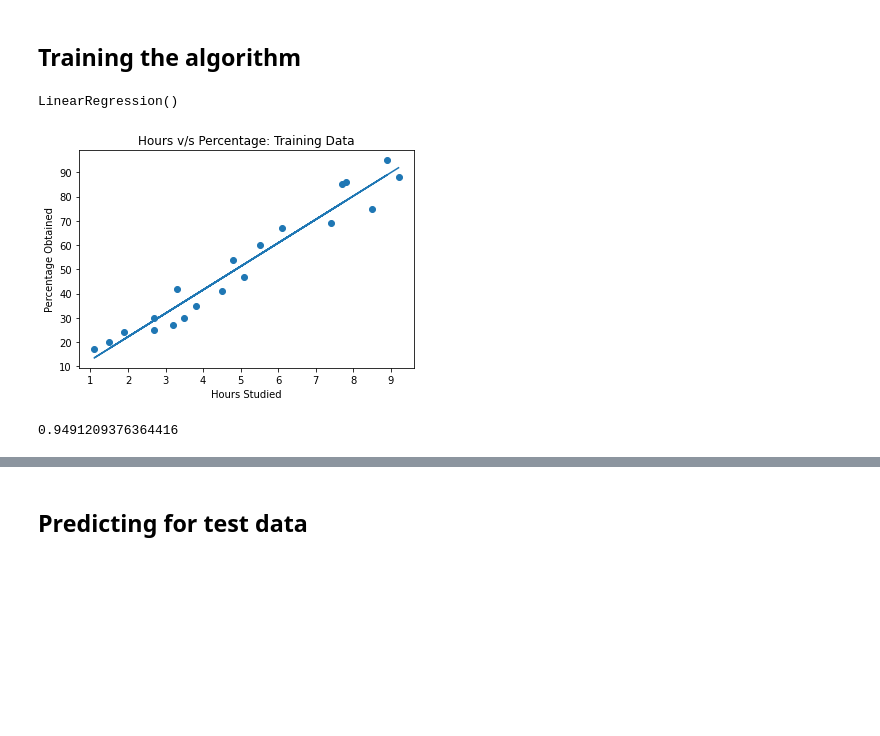
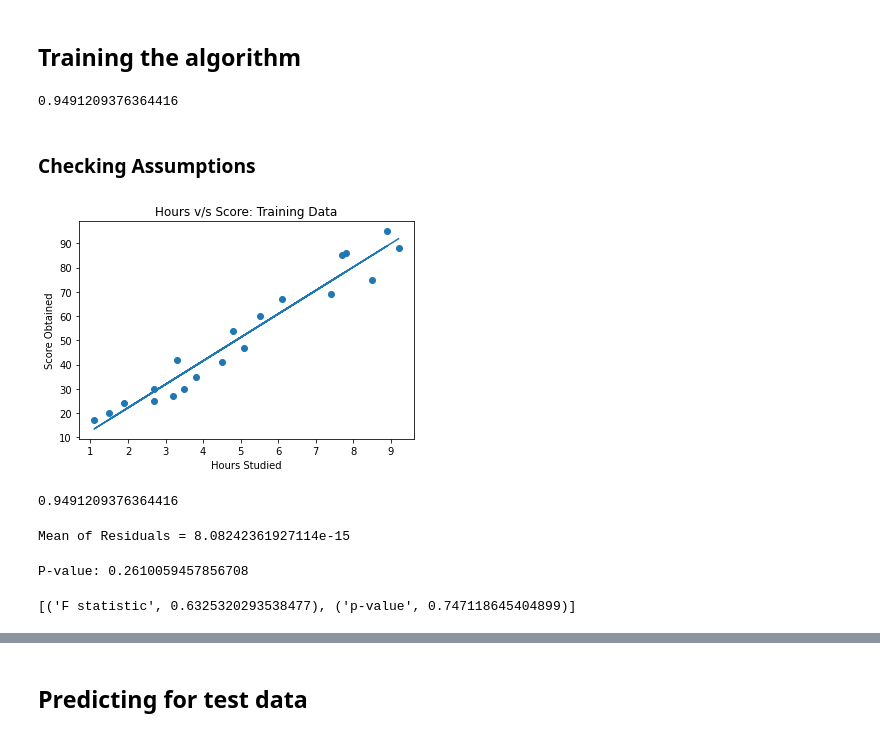
Before and after one commit to roshan2600/TSF_tasks, a Jupyter notebook: TSF Task 1.ipynb, the cells around one changed output, grey strips where cells are left out. Saved outputs shown, nothing was run; the diff lists cells and outputs as text; code cells hidden in the pictures; blank space fills up the shorter version.

Commit message:
Add files via upload
- Checked all assumptions for Linear Regression Model

```diff
--- a/TSF Task 1.ipynb
+++ b/TSF Task 1.ipynb
@@ -85,17 +86,49 @@ x_train, x_test, y_train, y_test = train_test_split(x, y, test_size = 0.2, rando
 # %%
 reg = LinearRegression()
 reg.fit(x_train, y_train)
+reg.score(x_train, y_train)
 # %% [output]
-LinearRegression()
+0.9491209376364416
+# %% [markdown]
+### Checking Assumptions
 # %%
+#Linearity
+
 plt.scatter(x_train, y_train)
 plt.plot(x_train, reg.predict(x_train))
-plt.title('Hours v/s Percentage: Training Data')
+plt.title('Hours v/s Score: Training Data')
 plt.xlabel('Hours Studied')
-plt.ylabel('Percentage Obtained')
+plt.ylabel('Score Obtained')
 plt.show()
 
 reg.score(x_train, y_train)
 # %% [output]
-[figure, old version]
+[figure, new version]
 0.9491209376364416
+# %%
+#Mean Of Residuals
+
+y_pred_train = reg.predict(x_train)
+residuals = y_train - y_pred_train
+mean_residuals = np.mean(residuals)
+print("Mean of Residuals = {}".format(mean_residuals))
+# %% [output]
+Mean of Residuals = 8.08242361927114e-15
+# %%
+# Durbin Watson Test for Homoscedasticity
+# H0 = There in homoscedasticity v/s H1 = There is no homoscedasticity
+
+dbtest = durbin_watson(y_train)
+print("P-value:", dbtest)
+# %% [output]
+P-value: 0.2610059457856708
+# %%
+#Goldfeld Quandt Test for homoscedasticity
+
+import statsmodels.stats.api as sms
+from statsmodels.compat import lzip
+name = ['F statistic', 'p-value']
+test = sms.het_goldfeldquandt(residuals, x_train)
+lzip(name, test)
+# %% [output]
+[('F statistic', 0.6325320293538477), ('p-value', 0.747118645404899)]
```
Also changed, not shown: parts of 5 cells of this notebook.
